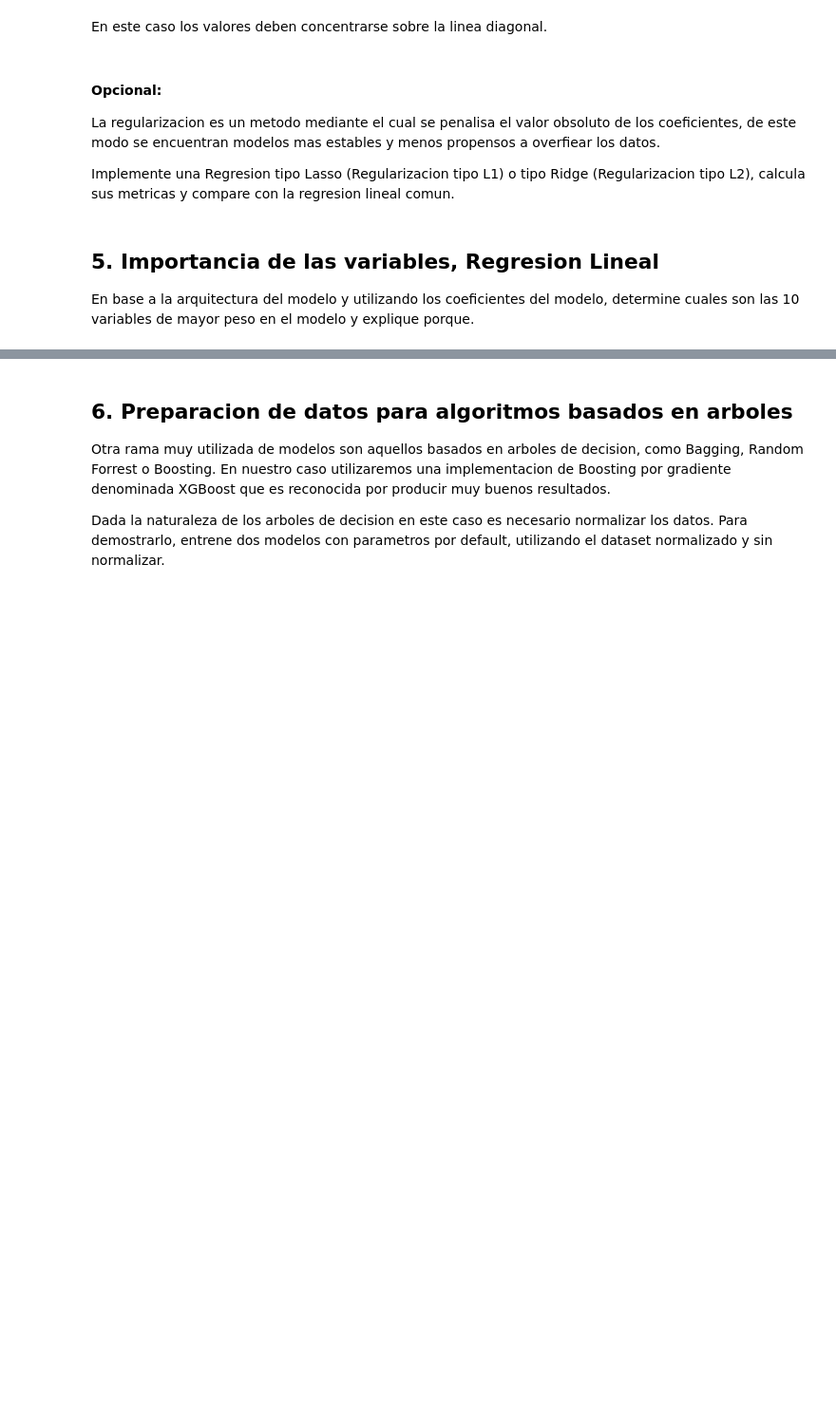
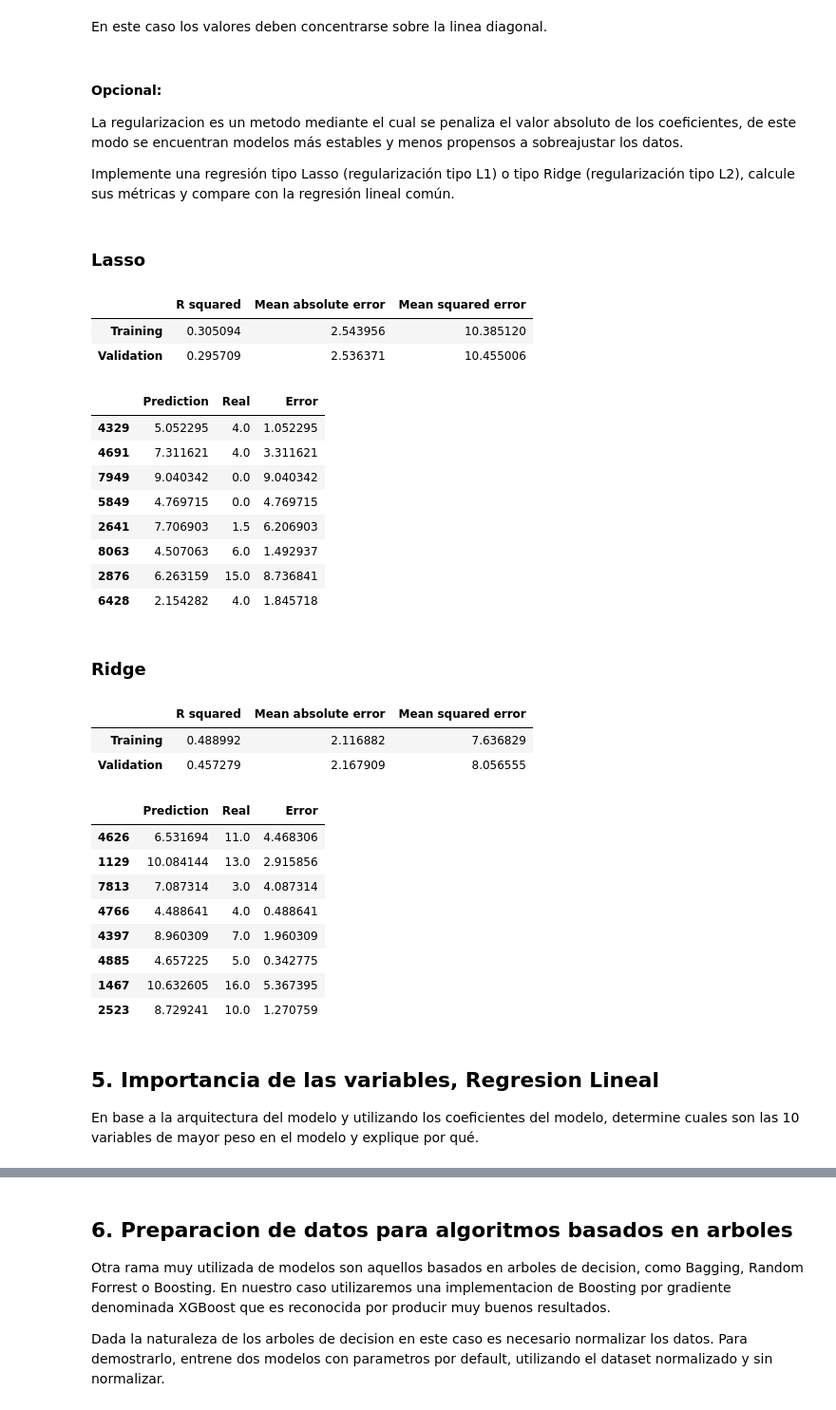
Before and after one commit to georeference-ML-mentoria/Intro-Aprendizaje-Automatico-, a Jupyter notebook: Practico_IAA.ipynb, the cells around one changed output, grey strips where cells are left out. Shown at 95% size. Saved outputs shown, nothing was run; the diff lists cells and outputs as text; code cells hidden in the pictures; blank space fills up the shorter version.

```diff
--- a/Practico_IAA.ipynb
+++ b/Practico_IAA.ipynb
@@ -223,6 +234,36 @@ def transform_data(dataframe):
     )
 
     return new_dataframe
+# %%
+def display_evaluation_errors(y_train, y_train_pred, y_valid, y_valid_pred):
+    """
+    Mostrar valores de error de una evaluación.
+    """
+    metric_functions = [
+        ('R squared', r2_score),
+        ('Mean absolute error', mean_absolute_error),
+        ('Mean squared error', mean_squared_error)
+    ]
+
+    data = {
+        metric_function_name: [
+            metric_function(y_train, y_train_pred),
+            metric_function(y_valid, y_valid_pred)
+        ]
+        for metric_function_name, metric_function in metric_functions
+    }
+    display(pd.DataFrame(data, index=['Training', 'Validation']))
+
+
+def display_evaluation_table(y_real, y_pred, n_values=15, with_errors=True):
+    """
+    Mostrar tabla con valores de una evaluación, comparando valores predichos
+    con valores esperados.
+    """
+    data = {'Prediction': y_pred, 'Real': y_real}
+    if with_errors:
+        data['Error'] = (y_pred - y_real).abs()
+    display(pd.DataFrame(data).sample(n_values))
 # %%
 # Partir conjunto de datos en conjuntos de entrenamiento y validación.
 X_train, X_valid, y_train, y_valid = train_test_split(
@@ -370,13 +389,52 @@ En este caso los valores deben concentrarse sobre la linea diagonal.
 # %% [markdown]
 #### Opcional:
 
-La regularizacion es un metodo mediante el cual se penalisa el valor obsoluto de los coeficientes, de este modo se encuentran modelos mas estables y menos propensos a overfiear los datos.
+La regularizacion es un metodo mediante el cual se penaliza el valor absoluto de los coeficientes, de este modo se encuentran modelos más estables y menos propensos a sobreajustar los datos.
 
-Implemente una Regresion tipo Lasso (Regularizacion tipo L1) o tipo Ridge (Regularizacion tipo L2), calcula sus metricas y compare con la regresion lineal comun.
+Implemente una regresión tipo Lasso (regularización tipo L1) o tipo Ridge (regularización tipo L2), calcule sus métricas y compare con la regresión lineal común.
+# %%
+regression_models = [('Lasso', Lasso()), ('Ridge', Ridge())]
+
+for regression_name, regression_model in regression_models:
+    regression_model.fit(X_train, y_train)
+    y_train_pred = regression_model.predict(X_train)
+    y_valid_pred = regression_model.predict(X_valid)
+
+    display_markdown(f'### {regression_name}')
+    display_evaluation_errors(y_train, y_train_pred,
+                              y_valid, y_valid_pred)
+    display_evaluation_table(y_valid, y_valid_pred, n_values=8)
+# %% [output]
+### Lasso
+|  | R squared | Mean absolute error | Mean squared error |
+| Training | 0.305094 | 2.543956 | 10.385120 |
+| Validation | 0.295709 | 2.536371 | 10.455006 |
+|  | Prediction | Real | Error |
+| 4329 | 5.052295 | 4.0 | 1.052295 |
+| 4691 | 7.311621 | 4.0 | 3.311621 |
+| 7949 | 9.040342 | 0.0 | 9.040342 |
+| 5849 | 4.769715 | 0.0 | 4.769715 |
+| 2641 | 7.706903 | 1.5 | 6.206903 |
+| 8063 | 4.507063 | 6.0 | 1.492937 |
+| 2876 | 6.263159 | 15.0 | 8.736841 |
+| 6428 | 2.154282 | 4.0 | 1.845718 |
+### Ridge
+|  | R squared | Mean absolute error | Mean squared error |
+| Training | 0.488992 | 2.116882 | 7.636829 |
+| Validation | 0.457279 | 2.167909 | 8.056555 |
+|  | Prediction | Real | Error |
+| 4626 | 6.531694 | 11.0 | 4.468306 |
+| 1129 | 10.084144 | 13.0 | 2.915856 |
+| 7813 | 7.087314 | 3.0 | 4.087314 |
+| 4766 | 4.488641 | 4.0 | 0.488641 |
+| 4397 | 8.960309 | 7.0 | 1.960309 |
+| 4885 | 4.657225 | 5.0 | 0.342775 |
+| 1467 | 10.632605 | 16.0 | 5.367395 |
+| 2523 | 8.729241 | 10.0 | 1.270759 |
 # %% [markdown]
 ## 5. Importancia de las variables, Regresion Lineal
 
-En base a la arquitectura del modelo y utilizando los coeficientes del modelo, determine cuales son las 10 variables de mayor peso en el modelo y explique porque.
+En base a la arquitectura del modelo y utilizando los coeficientes del modelo, determine cuales son las 10 variables de mayor peso en el modelo y explique por qué.
 # %%
 col_scores = sorted(
     [
```
Also changed, not shown: parts of 17 cells of this notebook, 1 other file.
